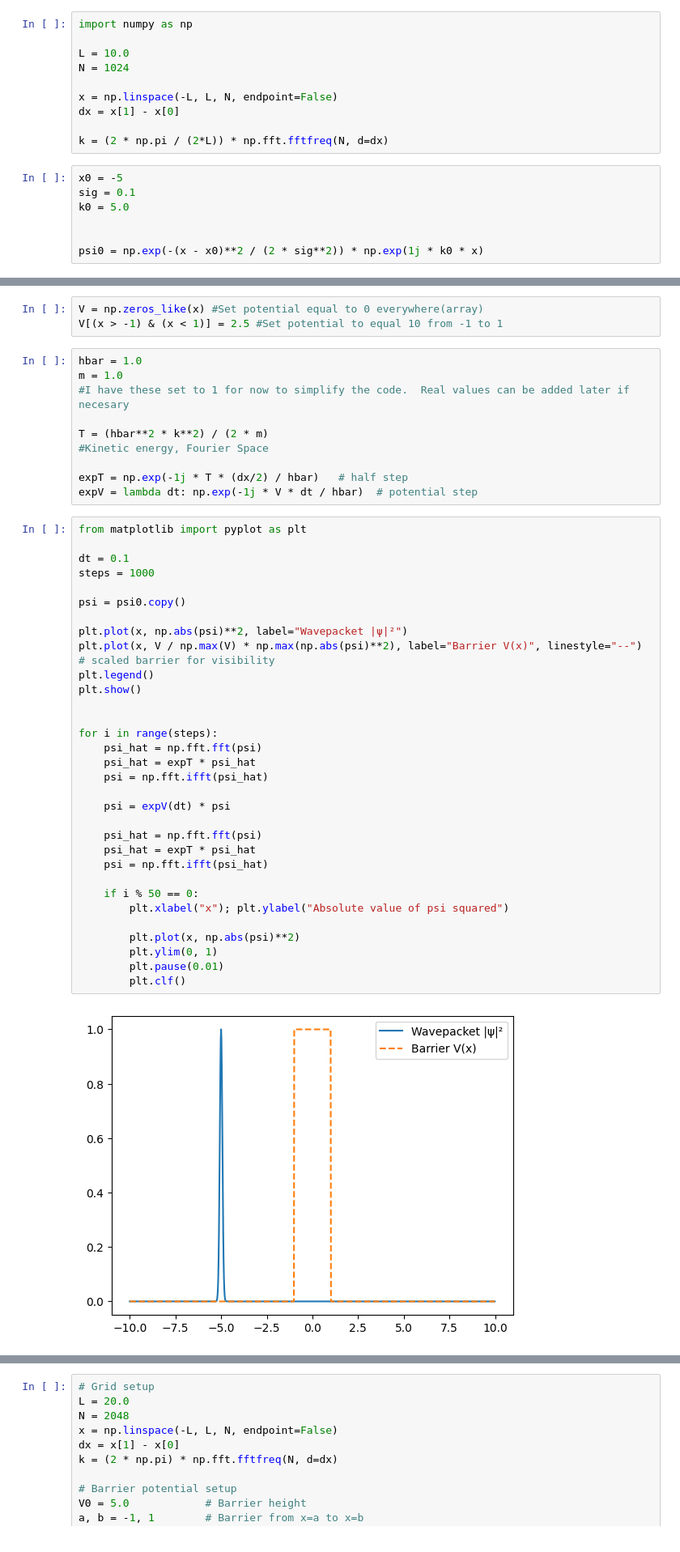
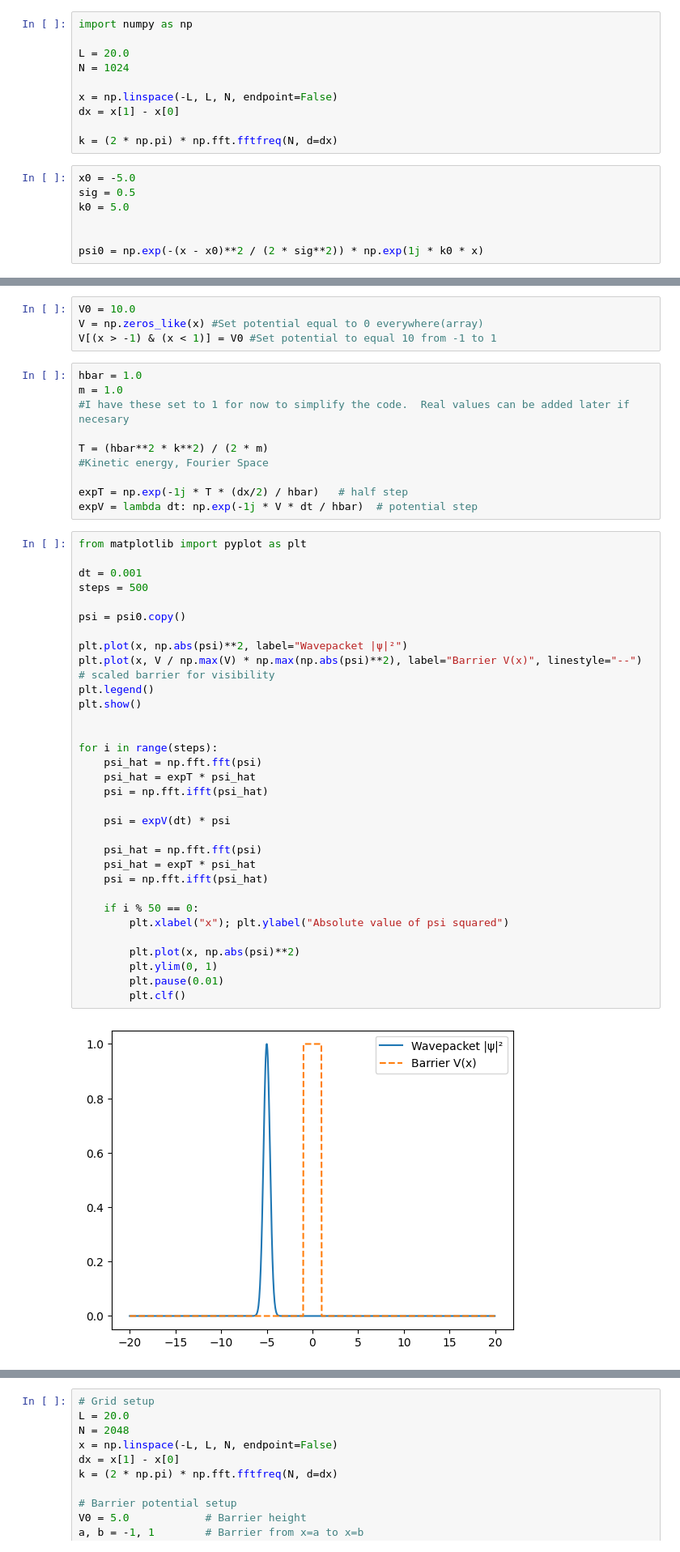
Before and after one commit to rquinn4/p2, a Jupyter notebook: Project2_team.ipynb, the cells around one changed output, grey strips where cells are left out. Shown: that part at 81% size. Drawn from its saved outputs; the diff is of its cells as text.

```diff
--- a/Project2_team.ipynb
+++ b/Project2_team.ipynb
@@ -3,16 +3,16 @@
 # %%
 import numpy as np
 
-L = 10.0
+L = 20.0
 N = 1024
 
 x = np.linspace(-L, L, N, endpoint=False)
 dx = x[1] - x[0]
 
-k = (2 * np.pi / (2*L)) * np.fft.fftfreq(N, d=dx)
+k = (2 * np.pi) * np.fft.fftfreq(N, d=dx)
 # %%
-x0 = -5
-sig = 0.1
+x0 = -5.0
+sig = 0.5
 k0 = 5.0
 
 
@@ -26,8 +26,9 @@ psi0 = np.exp(-(x - x0)**2 / (2 * sig**2)) * np.exp(1j * k0 * x)
 
  * This allows the particle to reclect off the barrier or trasnmit
 # %%
+V0 = 10.0
 V = np.zeros_like(x) #Set potential equal to 0 everywhere(array)
-V[(x > -1) & (x < 1)] = 2.5 #Set potential to equal 10 from -1 to 1
+V[(x > -1) & (x < 1)] = V0 #Set potential to equal 10 from -1 to 1
 # %%
 hbar = 1.0
 m = 1.0
@@ -41,34 +42,34 @@ expV = lambda dt: np.exp(-1j * V * dt / hbar)  # potential step
 # %%
 from matplotlib import pyplot as plt
 
-dt = 0.1
-steps = 1000
+dt = 0.001
+steps = 500
 
 psi = psi0.copy()
 
 plt.plot(x, np.abs(psi)**2, label="Wavepacket |ψ|²")
 plt.plot(x, V / np.max(V) * np.max(np.abs(psi)**2), label="Barrier V(x)", linestyle="--")  # scaled barrier for visibility
 plt.legend()
 plt.show()
 
 
 for i in range(steps):
     psi_hat = np.fft.fft(psi)
     psi_hat = expT * psi_hat
     psi = np.fft.ifft(psi_hat)
 
     psi = expV(dt) * psi
 
     psi_hat = np.fft.fft(psi)
     psi_hat = expT * psi_hat
     psi = np.fft.ifft(psi_hat)
 
     if i % 50 == 0:
         plt.xlabel("x"); plt.ylabel("Absolute value of psi squared")
 
         plt.plot(x, np.abs(psi)**2)
         plt.ylim(0, 1)
         plt.pause(0.01)
         plt.clf()
 # %% [output]
-[figure, old version]
+[figure, new version]
```
Also changed, not shown: parts of 1 cell of this notebook.
